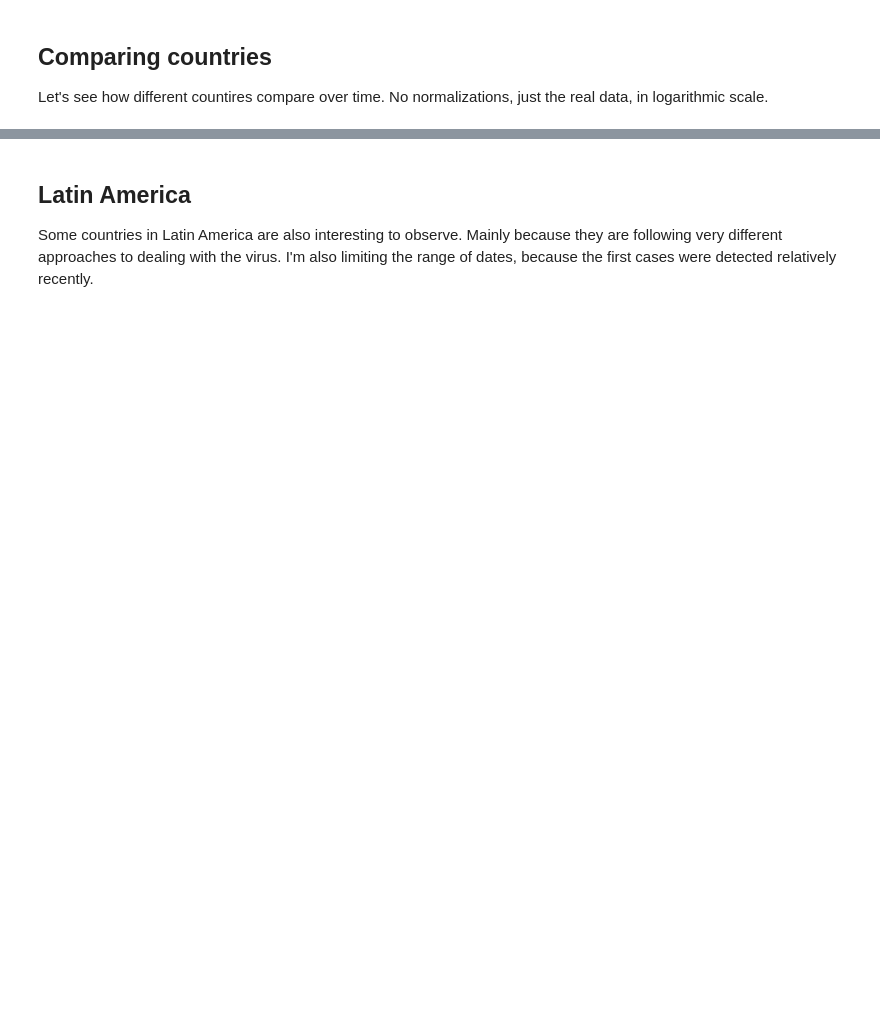
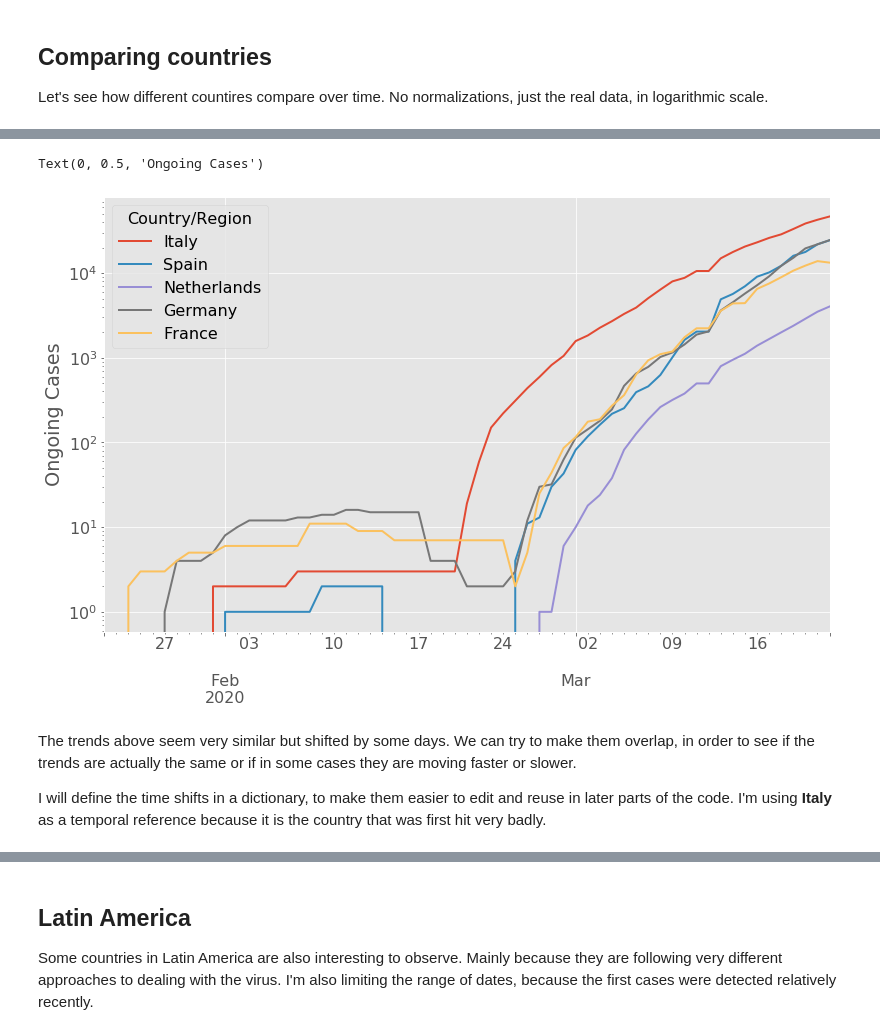
Before and after one commit to aquilesC/Covid-19-Jupyter-Notebook, a Jupyter notebook: Covid_Time_Series.ipynb, the cells around one changed output, grey strips where cells are left out. Saved outputs shown, nothing was run; the diff lists cells and outputs as text; code cells hidden in the pictures; blank space fills up the shorter version.

```diff
--- a/Covid_Time_Series.ipynb
+++ b/Covid_Time_Series.ipynb
@@ -90,0 +92,11 @@ Text(0, 0.5, 'Ongoing Cases')
+# %%
+countries = ['Italy', 'Spain', 'Netherlands', 'Germany', 'France']
+ax = sick_data[countries].plot(logy=True)
+ax.set_ylabel('Ongoing Cases')
+# %% [output]
+Text(0, 0.5, 'Ongoing Cases')
+[figure, added]
+# %% [markdown]
+The trends above seem very similar but shifted by some days. We can try to make them overlap, in order to see if the trends are actually the same or if in some cases they are moving faster or slower.
+
+I will define the time shifts in a dictionary, to make them easier to edit and reuse in later parts of the code. I'm using **Italy** as a temporal reference because it is the country that was first hit very badly.
```
Also changed, not shown: parts of 17 cells of this notebook.
